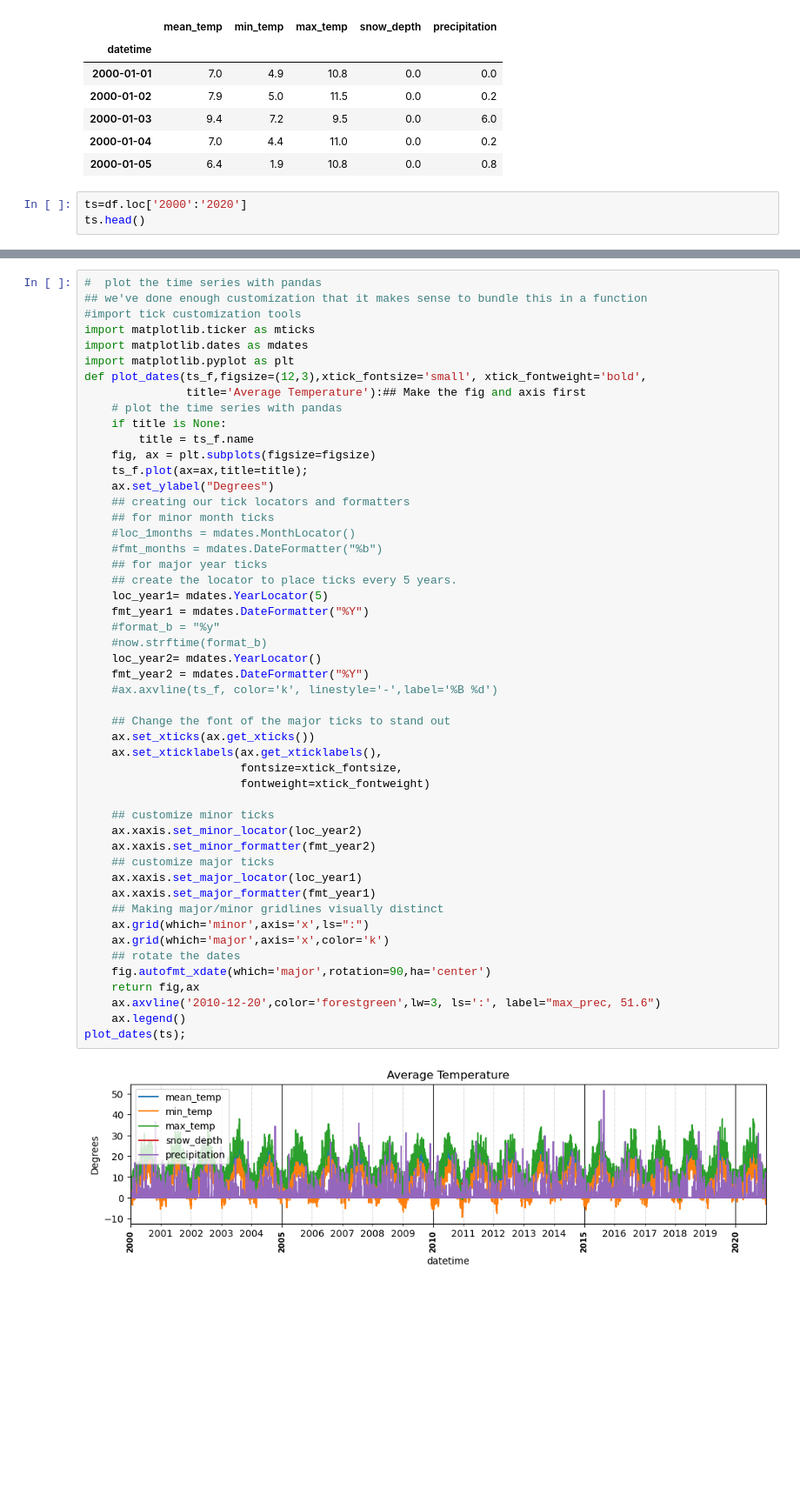
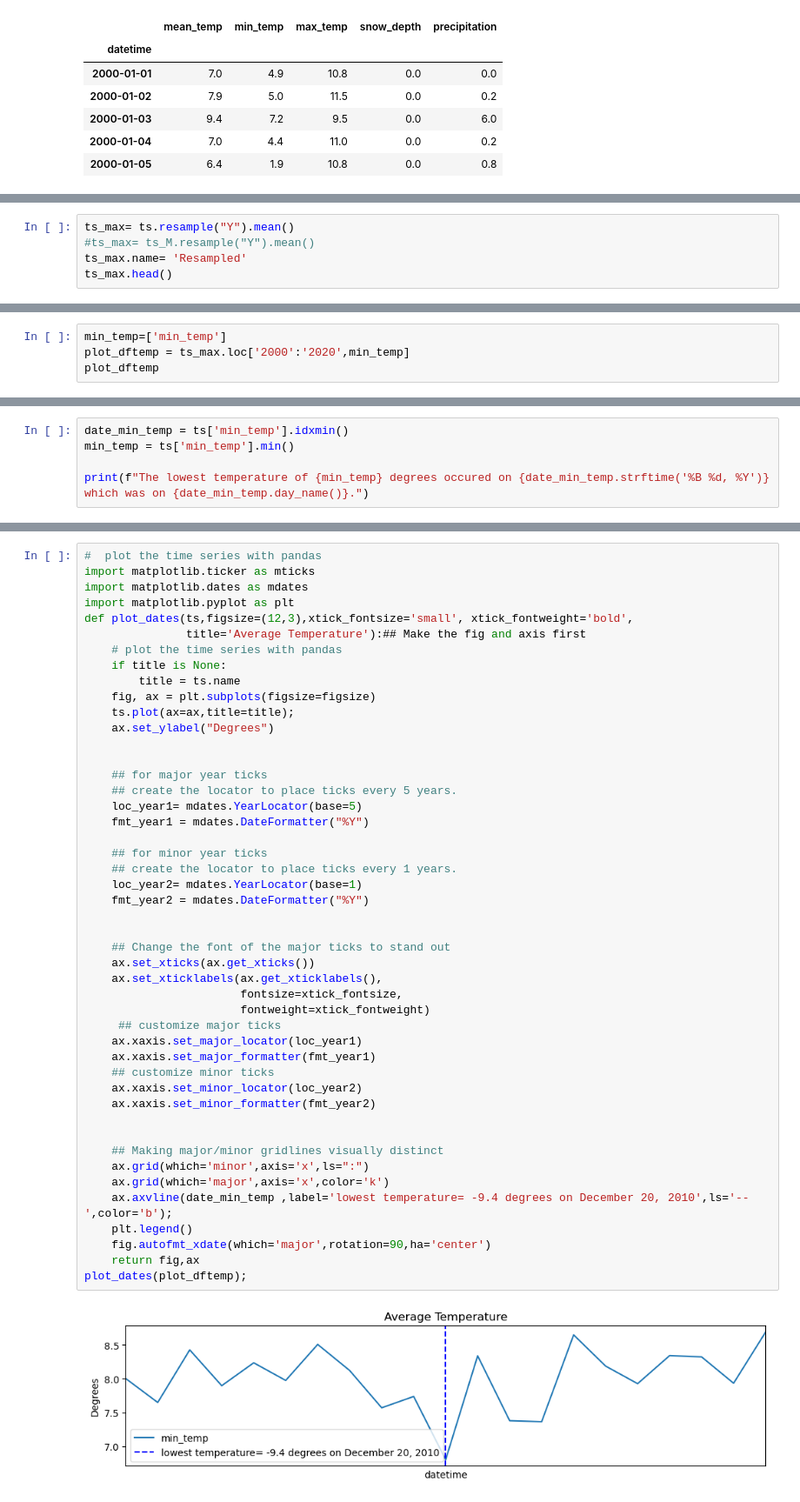
Before and after one commit to elleniayele/preparing-time-series, a Jupyter notebook: Untitled (4).ipynb, the cells around one changed output, grey strips where cells are left out. Shown at 87% size. Drawn from its saved outputs; the diff is of its cells as text; blank space fills up the shorter version.

```diff
--- a/Untitled (4).ipynb
+++ b/Untitled (4).ipynb
@@ -401,6 +359,3 @@ df.head()
 | 2000-01-03 | 9.4 | 7.2 | 9.5 | 0.0 | 6.0 |
 | 2000-01-04 | 7.0 | 4.4 | 11.0 | 0.0 | 0.2 |
 | 2000-01-05 | 6.4 | 1.9 | 10.8 | 0.0 | 0.8 |
-# %%
-ts=df.loc['2000':'2020']
-ts.head()
@@ -448,0 +362,5 @@ the coolest temperature is -9.4
+# %%
+ts_max= ts.resample("Y").mean()
+#ts_max= ts_M.resample("Y").mean()
+ts_max.name= 'Resampled'
+ts_max.head()
@@ -448,0 +375,4 @@ the coolest temperature is -9.4
+# %%
+min_temp=['min_temp']
+plot_dftemp = ts_max.loc['2000':'2020',min_temp]
+plot_dftemp
@@ -448,0 +398,5 @@ the coolest temperature is -9.4
+# %%
+date_min_temp = ts['min_temp'].idxmin()
+min_temp = ts['min_temp'].min()
+
+print(f"The lowest temperature of {min_temp} degrees occured on {date_min_temp.strftime('%B %d, %Y')} which was on {date_min_temp.day_name()}.")
@@ -449,52 +405,49 @@ the coolest temperature is -9.4
 # %%
 #  plot the time series with pandas
-## we've done enough customization that it makes sense to bundle this in a function
-#import tick customization tools
 import matplotlib.ticker as mticks
 import matplotlib.dates as mdates
 import matplotlib.pyplot as plt
-def plot_dates(ts_f,figsize=(12,3),xtick_fontsize='small', xtick_fontweight='bold',
+def plot_dates(ts,figsize=(12,3),xtick_fontsize='small', xtick_fontweight='bold',
                title='Average Temperature'):## Make the fig and axis first
     # plot the time series with pandas
     if title is None:
-        title = ts_f.name
+        title = ts.name
     fig, ax = plt.subplots(figsize=figsize)
-    ts_f.plot(ax=ax,title=title);
+    ts.plot(ax=ax,title=title);
     ax.set_ylabel("Degrees")
-    ## creating our tick locators and formatters
-    ## for minor month ticks
-    #loc_1months = mdates.MonthLocator()
-    #fmt_months = mdates.DateFormatter("%b")
+
+
     ## for major year ticks
     ## create the locator to place ticks every 5 years.
-    loc_year1= mdates.YearLocator(5)
+    loc_year1= mdates.YearLocator(base=5)
     fmt_year1 = mdates.DateFormatter("%Y")
-    #format_b = "%y"
-    #now.strftime(format_b)
-    loc_year2= mdates.YearLocator()
+
+    ## for minor year ticks
+    ## create the locator to place ticks every 1 years.
+    loc_year2= mdates.YearLocator(base=1)
     fmt_year2 = mdates.DateFormatter("%Y")
-    #ax.axvline(ts_f, color='k', linestyle='-',label='%B %d')
+
 
     ## Change the font of the major ticks to stand out
     ax.set_xticks(ax.get_xticks())
     ax.set_xticklabels(ax.get_xticklabels(),
                        fontsize=xtick_fontsize,
                        fontweight=xtick_fontweight)
-
+     ## customize major ticks
+    ax.xaxis.set_major_locator(loc_year1)
+    ax.xaxis.set_major_formatter(fmt_year1)
     ## customize minor ticks
     ax.xaxis.set_minor_locator(loc_year2)
     ax.xaxis.set_minor_formatter(fmt_year2)
-    ## customize major ticks
-    ax.xaxis.set_major_locator(loc_year1)
-    ax.xaxis.set_major_formatter(fmt_year1)
+
+
     ## Making major/minor gridlines visually distinct
     ax.grid(which='minor',axis='x',ls=":")
     ax.grid(which='major',axis='x',color='k')
-    ## rotate the dates
+    ax.axvline(date_min_temp ,label='lowest temperature= -9.4 degrees on December 20, 2010',ls='--',color='b');
+    plt.legend()
     fig.autofmt_xdate(which='major',rotation=90,ha='center')
     return fig,ax
-    ax.axvline('2010-12-20',color='forestgreen',lw=3, ls=':', label="max_prec, 51.6")
-    ax.legend()
-plot_dates(ts);
+plot_dates(plot_dftemp);
 # %% [output]
-[figure, old version]
+[figure, new version]
```
Also changed, not shown: parts of 42 cells of this notebook.
